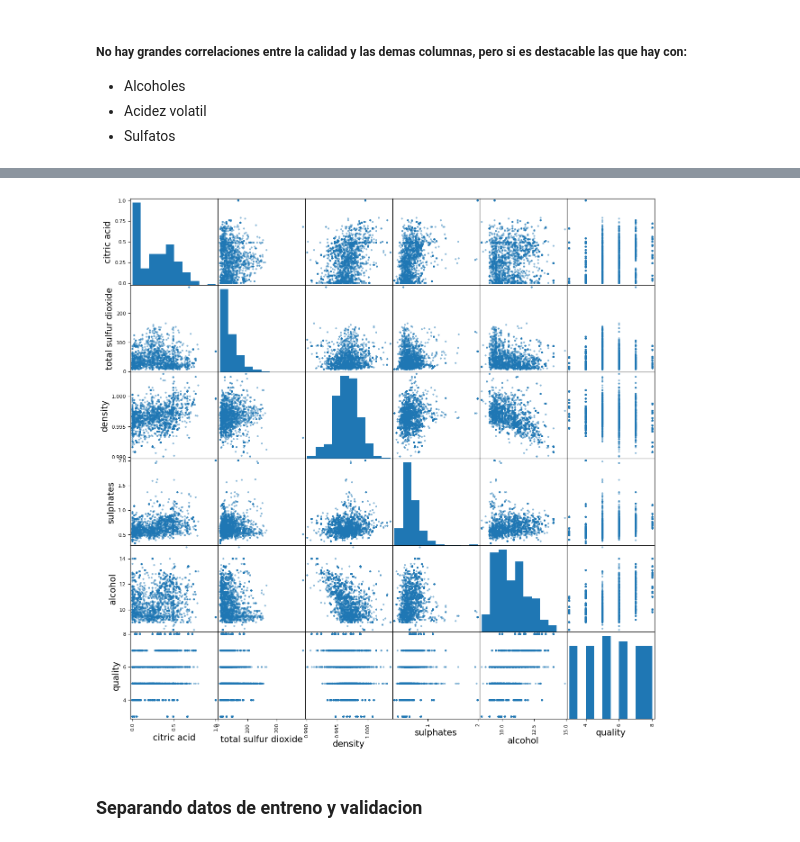
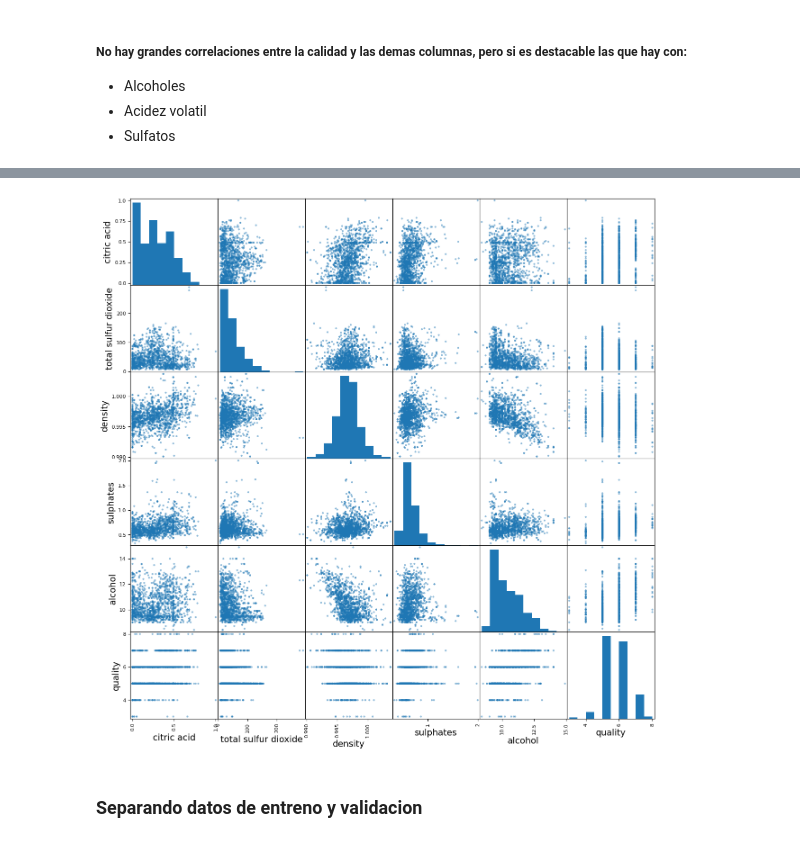
Before and after one commit to joshMonarch/vinos_clf, a Jupyter notebook: calidad_vinos.ipynb, the cells around one changed output, grey strips where cells are left out. Saved outputs shown, nothing was run; the diff lists cells and outputs as text; code cells hidden in the pictures.

```diff
--- a/calidad_vinos.ipynb
+++ b/calidad_vinos.ipynb
@@ -182,11 +145,11 @@ Name: quality, dtype: float64
 # %%
 attributes = ['citric acid', 'total sulfur dioxide', 'density',
               'sulphates', 'alcohol', 'quality']
 
 
-scatter_matrix(wines_balanced[attributes], figsize=(15, 15));
+scatter_matrix(wines[attributes], figsize=(15, 15));
 # %% [output]
-[figure, old version]
+[figure, new version]
 # %% [markdown]
 ### Separando datos de entreno y validacion
 # %% [markdown]
```
Also changed, not shown: parts of 44 cells of this notebook.
